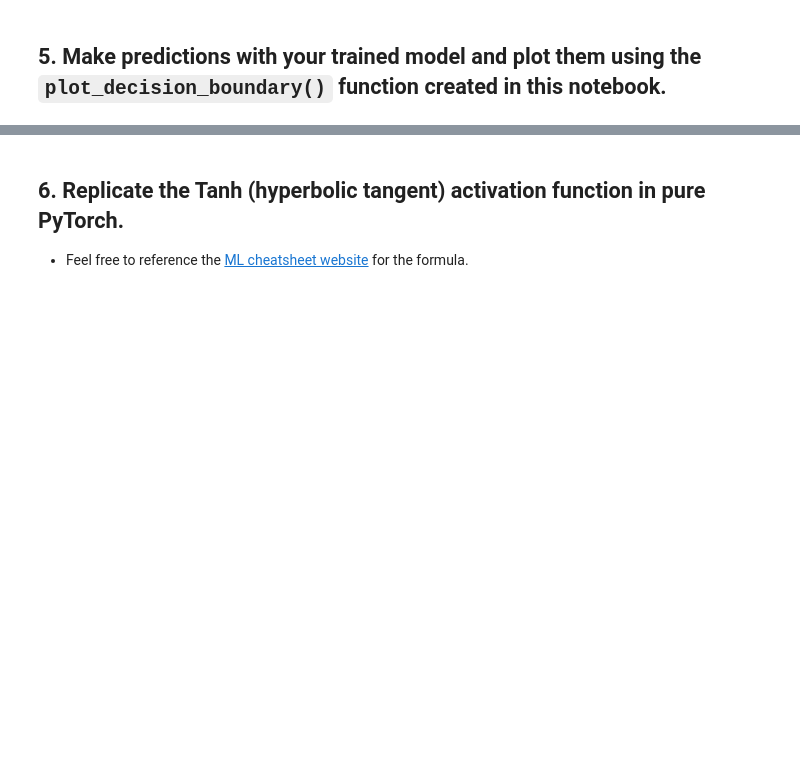
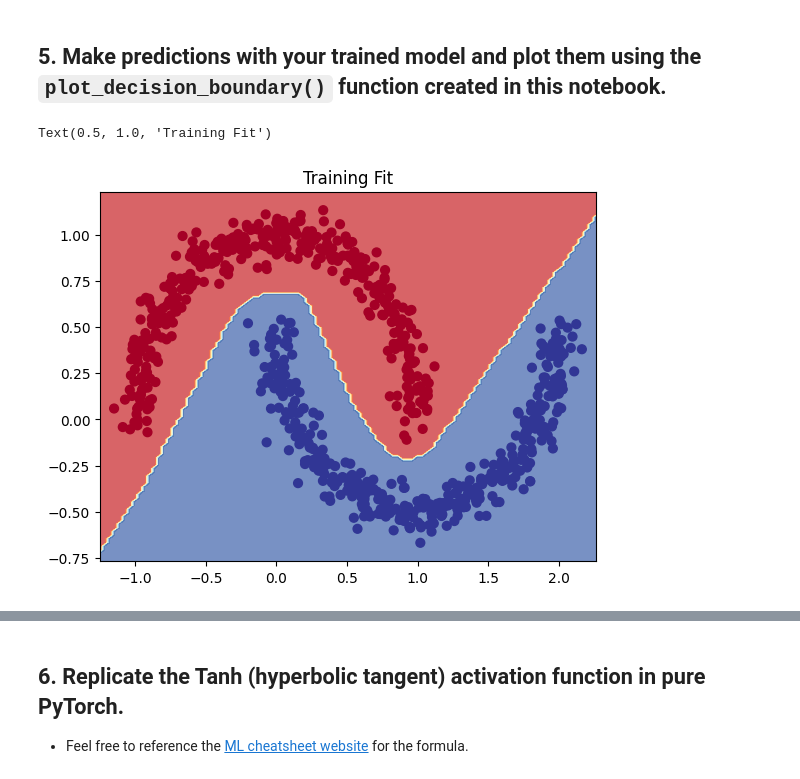
Before and after one commit to RethikNirmal/TorchLearn, a Jupyter notebook: 02_pytorch_classification_exercises.ipynb, the cells around one changed output, grey strips where cells are left out. Cells and saved outputs as stored; diff of their text form; code cells hidden in the pictures; blank space fills up the shorter version.

```diff
--- a/02_pytorch_classification_exercises.ipynb
+++ b/02_pytorch_classification_exercises.ipynb
@@ -136,55 +198,56 @@ Pred labels:
 from torchmetrics import Accuracy
 
 ## TODO: Uncomment this code to use the Accuracy function
-# acc_fn = Accuracy(task="multiclass", num_classes=2).to(device) # send accuracy function to device
+acc_fn = Accuracy(task="multiclass", num_classes=2).to(device) # send accuracy function to device
 # acc_fn
 # %%
 ## TODO: Uncomment this to set the seed
-# torch.manual_seed(RANDOM_SEED)
+torch.manual_seed(RANDOM_SEED)
 
 # Setup epochs
-
+epochs = 1000
 
 # Send data to the device
 
+X_train, X_test = x_train.to(device), x_test.to(device)
+y_train, y_test = y_train.to(device), y_test.to(device)
 
 # Loop through the data
-# for epoch in range(epochs):
+for epoch in range(epochs):
   ### Training
 
 
   # 1. Forward pass (logits output)
 
   # Turn logits into prediction probabilities
-
-
-  # Turn prediction probabilities into prediction labels
-
+  model0.train()
+  y_logits = model0(X_train).squeeze()
+  y_pred = torch.round(torch.sigmoid(y_logits))
 
   # 2. Calculaute the loss
-  # loss = loss_fn(y_logits, y_train) # loss = compare model raw outputs to desired model outputs
+  loss = loss_fn(y_logits, y_train) # loss = compare model raw outputs to desired model outputs
 
   # Calculate the accuracy
-  # acc = acc_fn(y_pred, y_train.int()) # the accuracy function needs to compare pred labels (not logits) with actual labels
+  acc = acc_fn(y_pred, y_train.int()) # the accuracy function needs to compare pred labels (not logits) with actual labels
 
   # 3. Zero the gradients
-
+  optim.zero_grad()
 
   # 4. Loss backward (perform backpropagation) - https://brilliant.org/wiki/backpropagation/#:~:text=Backpropagation%2C%20short%20for%20%22backward%20propagation,to%20the%20neural%20network's%20weights.
+  loss.backward()
 
   # 5. Step the optimizer (gradient descent) - https://towardsdatascience.com/gradient-descent-algorithm-a-deep-dive-cf04e8115f21#:~:text=Gradient%20descent%20(GD)%20is%20an,e.g.%20in%20a%20linear%20regression)
-
+  optim.step()
 
   ### Testing
-  # model_0.eval()
-  # with torch.inference_mode():
-    # 1. Forward pass (to get the logits)
-
-    # Turn the test logits into prediction labels
-
-
-    # 2. Caculate the test loss/acc
+  model0.eval()
+  with torch.inference_mode():
+   test_logits = model0(X_test).squeeze()
+   test_pred = torch.round(torch.sigmoid(test_logits))
+   test_loss = loss_fn(test_logits, y_test)
+   test_acc = acc_fn(test_pred, y_test.int())
 
 
   # Print out what's happening every 100 epochs
-  # if epoch % 100 == 0:
+  if epoch % 100 == 0:
+    print(f"Epoch: {epoch} | Loss: {loss:.5f}, Acc: {acc:.2f}% | Test loss: {test_loss:.5f}, Test acc: {test_acc:.2f}%")
@@ -229,3 +333,8 @@ def plot_decision_boundary(model, X, y):
     plt.ylim(yy.min(), yy.max())
 # %%
 # Plot decision boundaries for training and test sets
+plot_decision_boundary(model0, x_train, y_train)
+plt.title("Training Fit")
+# %% [output]
+Text(0.5, 1.0, 'Training Fit')
+[figure, added]
```
Also changed, not shown: parts of 28 cells of this notebook.
